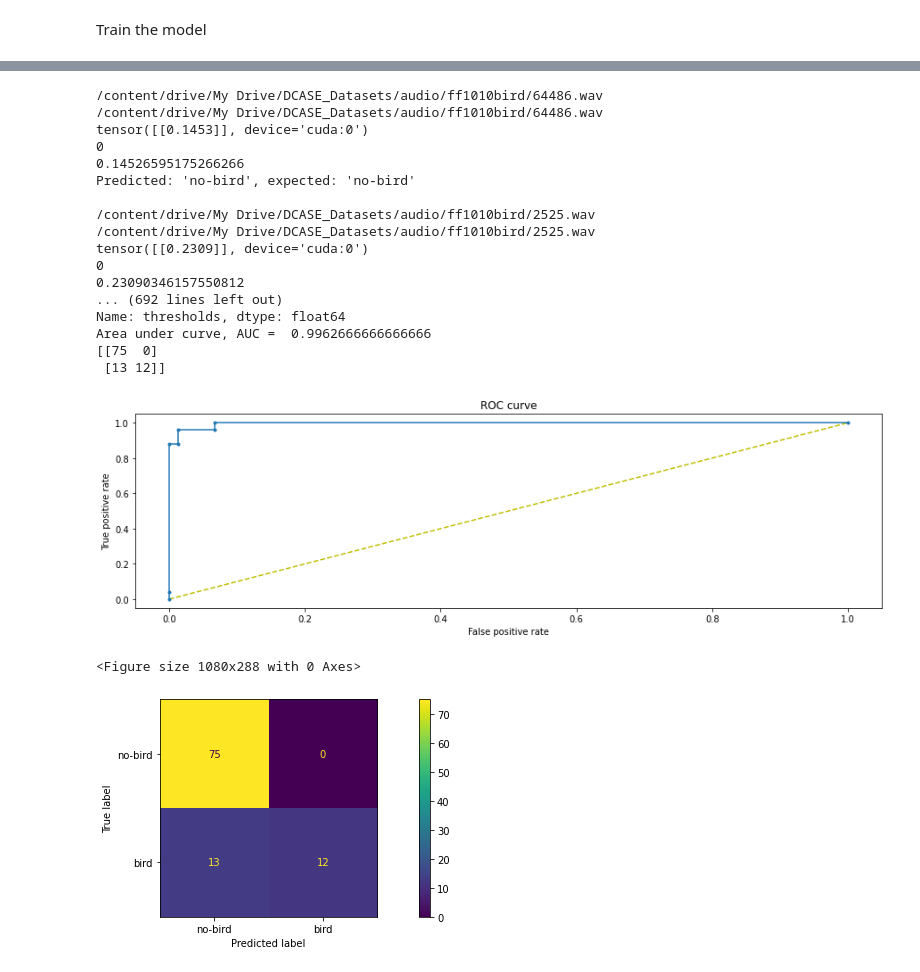
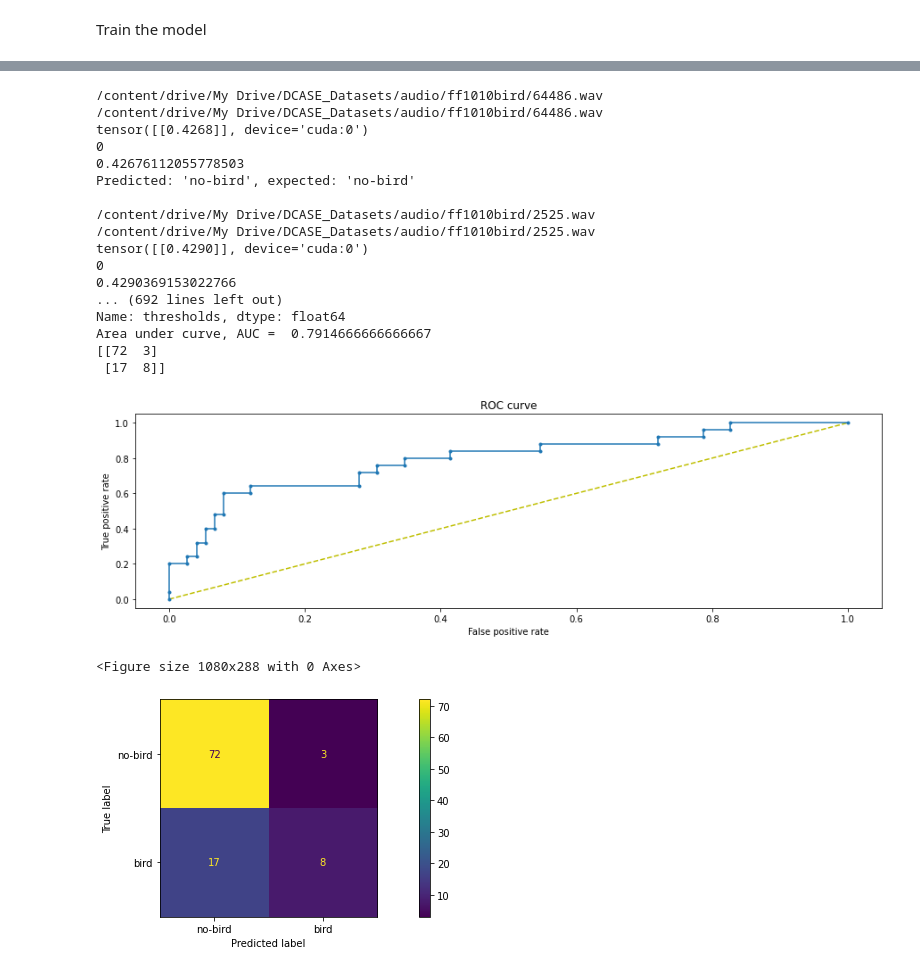
Before and after one commit to edward-h-81/bird_sound_detection, a Jupyter notebook: cnn_pytorch/train_binary_uky_val_conmatrix_sig_repro.ipynb, the cells around one changed output, grey strips where cells are left out. Saved outputs shown, nothing was run; the diff lists cells and outputs as text; code cells hidden in the pictures.

```diff
--- a/cnn_pytorch/train_binary_uky_val_conmatrix_sig_repro.ipynb
+++ b/cnn_pytorch/train_binary_uky_val_conmatrix_sig_repro.ipynb
@@ -557,7 +557,7 @@ class DCASE_Dataset(Dataset):
     self.randint = randint
     self.uniform = uniform
     self.size = len(self.annotations) - 1
-    self.lpf_cutoff = 1000
+    # self.lpf_cutoff = 1000
 
   def __len__(self):
     return len(self.annotations)
@@ -569,7 +569,7 @@ class DCASE_Dataset(Dataset):
 
     if self.pitch_bool is True:
       pitch_val = str(randint(-200, 200))
-      print(pitch_val)
+      # print(pitch_val)
       effects = [
               ['gain', '-n'],
               ['pitch', pitch_val]
@@ -582,7 +582,7 @@ class DCASE_Dataset(Dataset):
     signal, sr = torchaudio.sox_effects.apply_effects_file(audio_sample_path, effects, channels_first=True)
     if (sr % 2) != 0:
       sr = sr + 1
-    print(sr)
+    # print(sr)
     signal = signal.to(self.device)
     signal = self._resample_if_necessary(signal, sr)
     signal = self._mix_down_if_necessary(signal)
@@ -590,7 +590,7 @@ class DCASE_Dataset(Dataset):
     signal = self._right_pad_if_necessary(signal)
     signal = self._add_background_noise(signal)
     signal = self._combine_audio(signal, label)
-    signal = torchaudio.functional.highpass_biquad(signal, sr, cutoff_freq=self.lpf_cutoff)
+    # signal = torchaudio.functional.highpass_biquad(signal, sr, cutoff_freq=self.lpf_cutoff)
 
     # plot_waveform(signal.cpu(), self.target_sample_rate, title="Processed Audio")
     # plot_specgram(signal.cpu(), self.target_sample_rate, title="Processed Audio")
@@ -619,7 +619,7 @@ class DCASE_Dataset(Dataset):
           speed = int(self.target_sample_rate * speed_float)
           if (speed % 2) != 0:
             speed = speed + 1
-          print(speed)
+          # print(speed)
           resampler = torchaudio.transforms.Resample(sr, speed).cuda()
           signal = resampler(signal)
         else:
@@ -755,8 +755,8 @@ import numpy as np
 
 # from dcasedataset_sig import DCASE_Dataset
 
-ANNOTATIONS_FILE_TRAIN = '/content/drive/My Drive/DCASE_Datasets/labels/mini_metadata.csv'
-ANNOTATIONS_FILE_VAL = '/content/drive/My Drive/DCASE_Datasets/labels/mini_metadata.csv'
+ANNOTATIONS_FILE_TRAIN = '/content/drive/My Drive/DCASE_Datasets/labels/train_val_csv/bv_ff_train.csv'
+ANNOTATIONS_FILE_VAL = '/content/drive/My Drive/DCASE_Datasets/labels/train_val_csv/bv_ff_val.csv'
 AUDIO_DIR = '/content/drive/My Drive/DCASE_Datasets/audio/'
 SAMPLE_RATE = 22050
 DURATION = 10
@@ -765,7 +765,7 @@ RESAMPLE_DEVICE = 'cuda'
 SIG_SEED = seed(667)
 
 BATCH_SIZE = 16
-EPOCHS = 3
+EPOCHS = 30
 LEARNING_RATE = 0.001
 
 def seed_worker(worker_id):
@@ -783,7 +783,12 @@ def create_data_loader(train_data, val_data, batch_size):
                                   num_workers=0,
                                   worker_init_fn=seed_worker,
                                   generator=g)
-    val_dataloader = DataLoader(val_data, batch_size=batch_size)
+    val_dataloader = DataLoader(val_data,
+                                batch_size=batch_size,
+                                shuffle=True,
+                                num_workers=0,
+                                worker_init_fn=seed_worker,
+                                generator=g)
     return train_dataloader, val_dataloader
 
 
@@ -907,7 +912,7 @@ def training_and_validation(model, train_loader, val_loader, loss_fn, optimiser,
 
 if __name__ == "__main__":
 
-    print(randint(0, 100))
+    # print(randint(0, 100))
 
     # containers for metrics
     train_loss_y = []
@@ -949,9 +954,9 @@ if __name__ == "__main__":
                             RESAMPLE_DEVICE,
                             SIG_SEED,
                             noise_bool=False,
-                            combi_audio_bool=True,
-                            pitch_bool=True,
-                            speed_bool=True
+                            combi_audio_bool=False,
+                            pitch_bool=False,
+                            speed_bool=False
                             )
 
     val_data = DCASE_Dataset(ANNOTATIONS_FILE_VAL,
@@ -1045,6 +1051,7 @@ DURATION = 10
 NUM_SAMPLES = 22050 * DURATION
 RESAMPLE_DEVICE = 'cpu'
 THRESHOLD = 0.5
+SIG_SEED = seed(666)
 
 
 class_mapping = [
@@ -1106,7 +1113,7 @@ if __name__ == "__main__":
                             NUM_SAMPLES,
                             "cpu",
                             RESAMPLE_DEVICE,
-                            noise_bool=False)
+                            SIG_SEED)
 
 
     # get a sample from the dcase dataset for inference
@@ -1195,40 +1202,40 @@ if __name__ == "__main__":
     plt.ylabel('True positive rate')
     plt.title('ROC curve')
     plt.show
 
     i = np.arange(len(tpr))
     roc = pd.DataFrame({'tf' : pd.Series(tpr-(1-fpr), index=i), 'thresholds' : pd.Series(thresholds, index=i)})
     ideal_roc_thresh = roc.iloc[(roc.tf-0).abs().argsort()[:1]]  #Locate the point where the value is close to 0
     print("Ideal threshold is: ", ideal_roc_thresh['thresholds'])
 
     # AUC
     auc_value = auc(fpr, tpr)
     print("Area under curve, AUC = ", auc_value)
 
     # confusion matrix
     cm = confusion_matrix(targs, preds)
     print(cm)
     disp = ConfusionMatrixDisplay(confusion_matrix=cm, display_labels=["no-bird", "bird"])
     plt.figure(2)
     disp.plot(values_format='')
 # %% [output]
 /content/drive/My Drive/DCASE_Datasets/audio/ff1010bird/64486.wav
 /content/drive/My Drive/DCASE_Datasets/audio/ff1010bird/64486.wav
-tensor([[0.1453]], device='cuda:0')
+tensor([[0.4268]], device='cuda:0')
 0
-0.14526595175266266
+0.42676112055778503
 Predicted: 'no-bird', expected: 'no-bird'
 
 /content/drive/My Drive/DCASE_Datasets/audio/ff1010bird/2525.wav
 /content/drive/My Drive/DCASE_Datasets/audio/ff1010bird/2525.wav
-tensor([[0.2309]], device='cuda:0')
+tensor([[0.4290]], device='cuda:0')
 0
-0.23090346157550812
+0.4290369153022766
 ... (692 lines left out)
 Name: thresholds, dtype: float64
-Area under curve, AUC =  0.9962666666666666
-[[75  0]
- [13 12]]
+Area under curve, AUC =  0.7914666666666667
+[[72  3]
+ [17  8]]
-[figure, old version]
+[figure, new version]
 <Figure size 1080x288 with 0 Axes>
-[figure, old version]
+[figure, new version]
```
Also changed, not shown: parts of 3 cells of this notebook.
